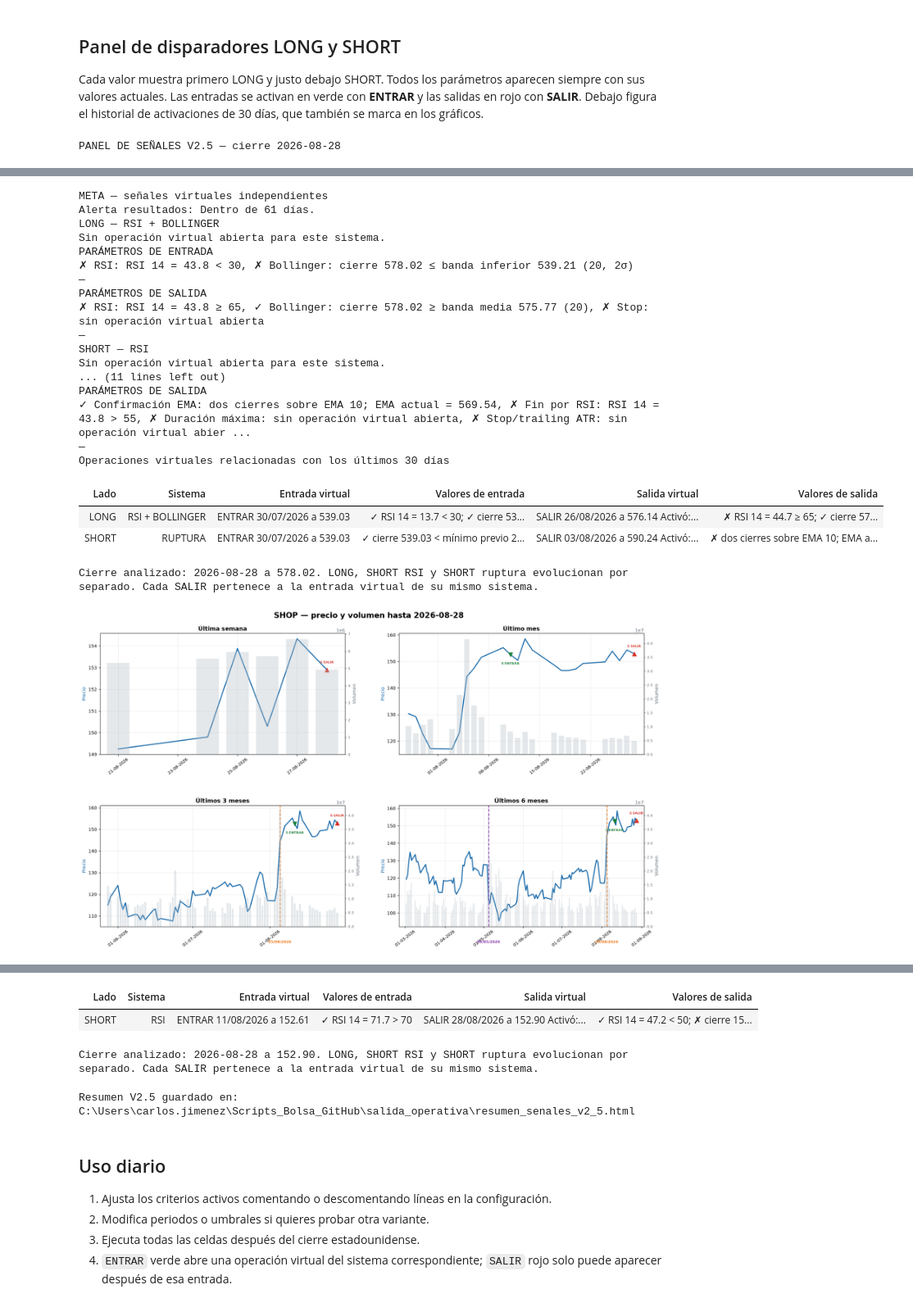
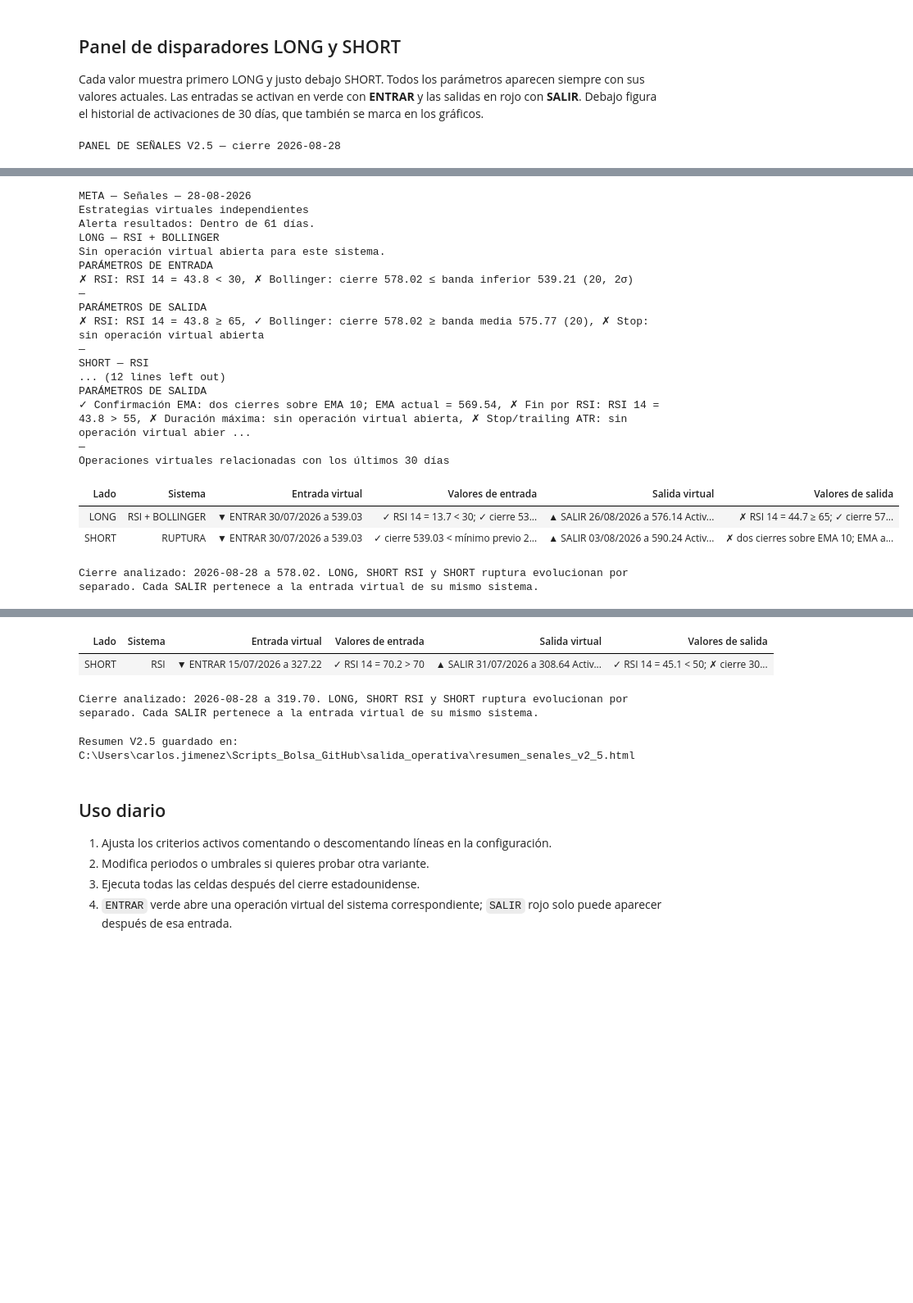
Before and after one commit to carlosjimenezt/Scripts_Bolsa_GitHub, a Jupyter notebook: Vers_Operativa_Basada en 2_5_Config Multimercado.ipynb, the cells around one changed output, grey strips where cells are left out. Shown at 82% size. Saved outputs shown, nothing was run; the diff lists cells and outputs as text; code cells hidden in the pictures; blank space fills up the shorter version.

Commit message:
solo 3 graficas. Marcados los eventos en la grafica

```diff
--- a/Vers_Operativa_Basada en 2_5_Config Multimercado.ipynb
+++ b/Vers_Operativa_Basada en 2_5_Config Multimercado.ipynb
@@ -13,8 +13,8 @@
 # ========================= CONFIGURACIÓN V2.5 =========================
 ACTIVOS = [
     'META',
-    'SHOP',
-    # 'AAPL',
+    #'SHOP',#
+    'AAPL',
     # 'NVDA',
     # 'MSFT',
     # 'AMZN',
@@ -133,6 +129,9 @@ Informe V2.4 guardado en: C:\Users\carlos.jimenez\Scripts_Bolsa_GitHub\salida_op
 
 Cada valor muestra primero LONG y justo debajo SHORT. Todos los parámetros aparecen siempre con sus valores actuales. Las entradas se activan en verde con **ENTRAR** y las salidas en rojo con **SALIR**. Debajo figura el historial de activaciones de 30 días, que también se marca en los gráficos.
 # %%
+import importlib
+import panel_senales_v2_5
+importlib.reload(panel_senales_v2_5)
 from panel_senales_v2_5 import generar_panel_senales
 
 resultado_v2_5 = generar_panel_senales(
@@ -165,6 +164,7 @@ resultado_v2_5 = generar_panel_senales(
     ventana_senales_dias=VENTANA_SENALES_DIAS,
     fechas_resultados=FECHAS_RESULTADOS_GRAFICOS,
     datos_alerta_resultados=DATOS_ALERTA_RESULTADOS,
+    filas_calendario_eventos=FILAS_CALENDARIO_EVENTOS,
     mostrar=True,
 )
 SENALES_V2_5 = resultado_v2_5['senales']
@@ -177,22 +177,21 @@ PANEL DE SEÑALES V2.5 — cierre 2026-08-28
-META — señales virtuales independientes
+META — Señales — 28-08-2026
+Estrategias virtuales independientes
 Alerta resultados: Dentro de 61 días.
 LONG — RSI + BOLLINGER
 Sin operación virtual abierta para este sistema.
 PARÁMETROS DE ENTRADA
 ✗ RSI: RSI 14 = 43.8 < 30, ✗ Bollinger: cierre 578.02 ≤ banda inferior 539.21 (20, 2σ)
 —
 PARÁMETROS DE SALIDA
 ✗ RSI: RSI 14 = 43.8 ≥ 65, ✓ Bollinger: cierre 578.02 ≥ banda media 575.77 (20), ✗ Stop: sin operación virtual abierta
 —
 SHORT — RSI
-Sin operación virtual abierta para este sistema.
-... (11 lines left out)
+... (12 lines left out)
 PARÁMETROS DE SALIDA
 ✓ Confirmación EMA: dos cierres sobre EMA 10; EMA actual = 569.54, ✗ Fin por RSI: RSI 14 = 43.8 > 55, ✗ Duración máxima: sin operación virtual abierta, ✗ Stop/trailing ATR: sin operación virtual abier ...
 —
 Operaciones virtuales relacionadas con los últimos 30 días
 | Lado | Sistema | Entrada virtual | Valores de entrada | Salida virtual | Valores de salida |
-| LONG | RSI + BOLLINGER | ENTRAR 30/07/2026 a 539.03 | ✓ RSI 14 = 13.7 < 30; ✓ cierre 53... | SALIR 26/08/2026 a 576.14 Activó:... | ✗ RSI 14 = 44.7 ≥ 65; ✓ cierre 57... |
-| SHORT | RUPTURA | ENTRAR 30/07/2026 a 539.03 | ✓ cierre 539.03 < mínimo previo 2... | SALIR 03/08/2026 a 590.24 Activó:... | ✗ dos cierres sobre EMA 10; EMA a... |
+| LONG | RSI + BOLLINGER | ▼ ENTRAR 30/07/2026 a 539.03 | ✓ RSI 14 = 13.7 < 30; ✓ cierre 53... | ▲ SALIR 26/08/2026 a 576.14 Activ... | ✗ RSI 14 = 44.7 ≥ 65; ✓ cierre 57... |
+| SHORT | RUPTURA | ▼ ENTRAR 30/07/2026 a 539.03 | ✓ cierre 539.03 < mínimo previo 2... | ▲ SALIR 03/08/2026 a 590.24 Activ... | ✗ dos cierres sobre EMA 10; EMA a... |
 Cierre analizado: 2026-08-28 a 578.02. LONG, SHORT RSI y SHORT ruptura evolucionan por separado. Cada SALIR pertenece a la entrada virtual de su mismo sistema.
-[figure, removed]
@@ -214,8 +214,8 @@ PARÁMETROS DE SALIDA
 —
 Operaciones virtuales relacionadas con los últimos 30 días
 | Lado | Sistema | Entrada virtual | Valores de entrada | Salida virtual | Valores de salida |
-| SHORT | RSI | ENTRAR 11/08/2026 a 152.61 | ✓ RSI 14 = 71.7 > 70 | SALIR 28/08/2026 a 152.90 Activó:... | ✓ RSI 14 = 47.2 < 50; ✗ cierre 15... |
+| SHORT | RSI | ▼ ENTRAR 15/07/2026 a 327.22 | ✓ RSI 14 = 70.2 > 70 | ▲ SALIR 31/07/2026 a 308.64 Activ... | ✓ RSI 14 = 45.1 < 50; ✗ cierre 30... |
-Cierre analizado: 2026-08-28 a 152.90. LONG, SHORT RSI y SHORT ruptura evolucionan por separado. Cada SALIR pertenece a la entrada virtual de su mismo sistema.
+Cierre analizado: 2026-08-28 a 319.70. LONG, SHORT RSI y SHORT ruptura evolucionan por separado. Cada SALIR pertenece a la entrada virtual de su mismo sistema.
 Resumen V2.5 guardado en: C:\Users\carlos.jimenez\Scripts_Bolsa_GitHub\salida_operativa\resumen_senales_v2_5.html
 # %% [markdown]
 ## Uso diario
```
Also changed, not shown: parts of 2 cells of this notebook, 9 other files.
